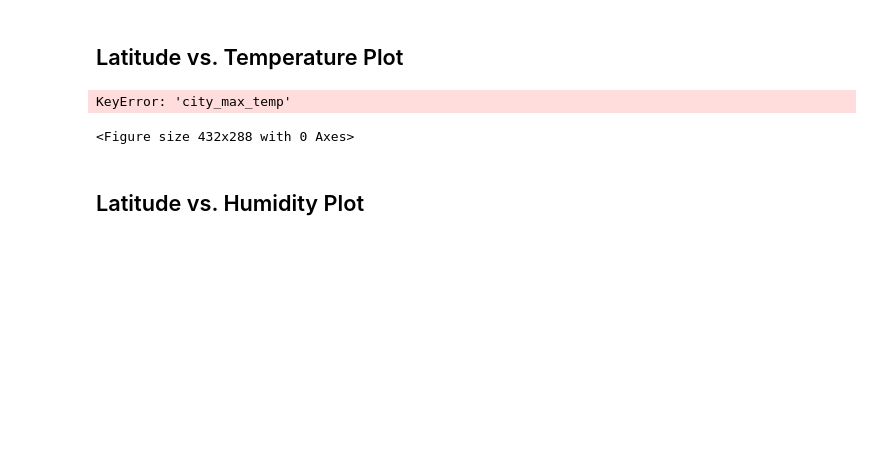
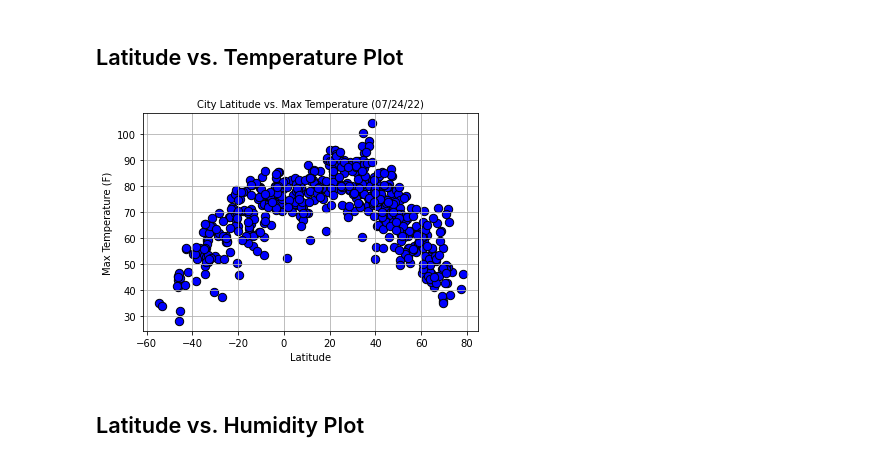
Before and after one commit to nina-padgett/python-api-challenge, a Jupyter notebook: WeatherPy.ipynb, the cells around one changed output. Drawn from its saved outputs; the diff is of its cells as text; code cells hidden in the pictures; blank space fills up the shorter version.

```diff
--- a/WeatherPy.ipynb
+++ b/WeatherPy.ipynb
@@ -210,25 +204,22 @@ Skip this step if there are no cities that have humidity > 100%.
 # %% [markdown]
 ## Latitude vs. Temperature Plot
 # %%
-# Build scatter plot for each data type:
+# Build scatter plot for each data type
 plt.figure(figsize=(6,4))
-x_values = city_data_df["city_max_temp"]
-y_values = city_data_df["city_lat"]
+x_values = city_data_df["Lat"]
+y_values = city_data_df["Max Temp"]
 
 # Create plot:
 plt.scatter(x_values,y_values, marker='o', color="blue", s=[70], edgecolors="black")
 #plt.plot(x_values,regress_values,'darkred', linewidth=2)
 
 # Incorporate the other graph properties:
-plt.title("City Latitude vs. Max Temperature", fontsize=10)
-plt.ylabel("Max Temperature", fontsize=10, color="black")
+plt.title("City Latitude vs. Max Temperature (07/24/22)", fontsize=10)
+plt.ylabel("Max Temperature (F)", fontsize=10, color="black")
 plt.xlabel("Latitude", fontsize=10, color="black")
-#plt.annotate(line_eq,(2,7.000000e+06), fontsize=18, color='darkred')
-#plt.grid(False)
-
+plt.grid(True)
 plt.show()
 # %% [output]
-KeyError: 'city_max_temp'
-<Figure size 432x288 with 0 Axes>
+[figure, added]
 # %% [markdown]
 ## Latitude vs. Humidity Plot
```
Also changed, not shown: parts of 17 cells of this notebook.
